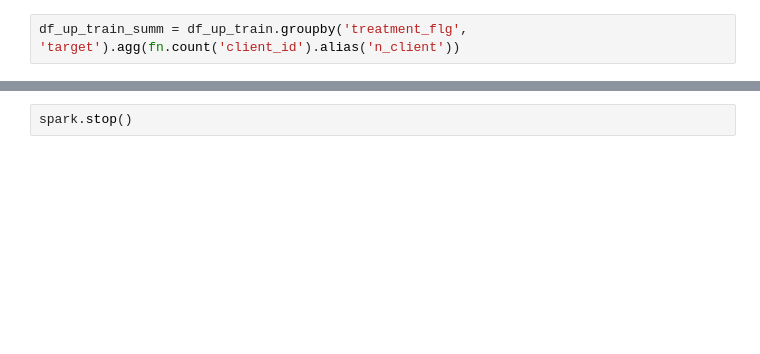
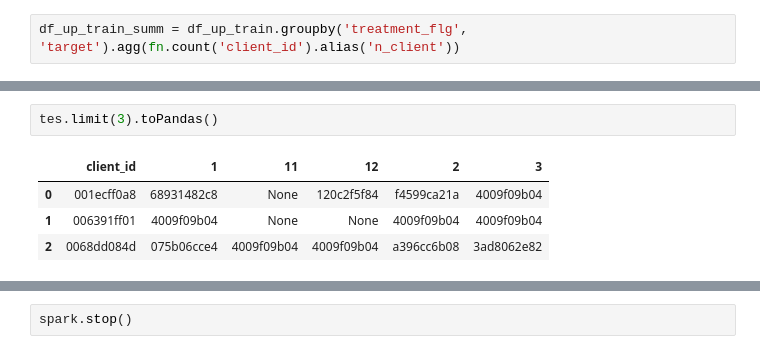
Before and after one commit to adamaulia/Master_thesis, a Jupyter notebook: 0_spark_eda_retail.ipynb, the cells around one changed output, grey strips where cells are left out. Saved outputs shown, nothing was run; the diff lists cells and outputs as text; blank space fills up the shorter version.

```diff
--- a/0_spark_eda_retail.ipynb
+++ b/0_spark_eda_retail.ipynb
@@ -109,0 +362,7 @@ df_up_train_summ.show()
+# %%
+tes.limit(3).toPandas()
+# %% [output]
+|  | client_id | 1 | 11 | 12 | 2 | 3 |
+| 0 | 001ecff0a8 | 68931482c8 | None | 120c2f5f84 | f4599ca21a | 4009f09b04 |
+| 1 | 006391ff01 | 4009f09b04 | None | None | 4009f09b04 | 4009f09b04 |
+| 2 | 0068dd084d | 075b06cce4 | 4009f09b04 | 4009f09b04 | a396cc6b08 | 3ad8062e82 |
```
Also changed, not shown: parts of 69 cells of this notebook, 4 other files.
